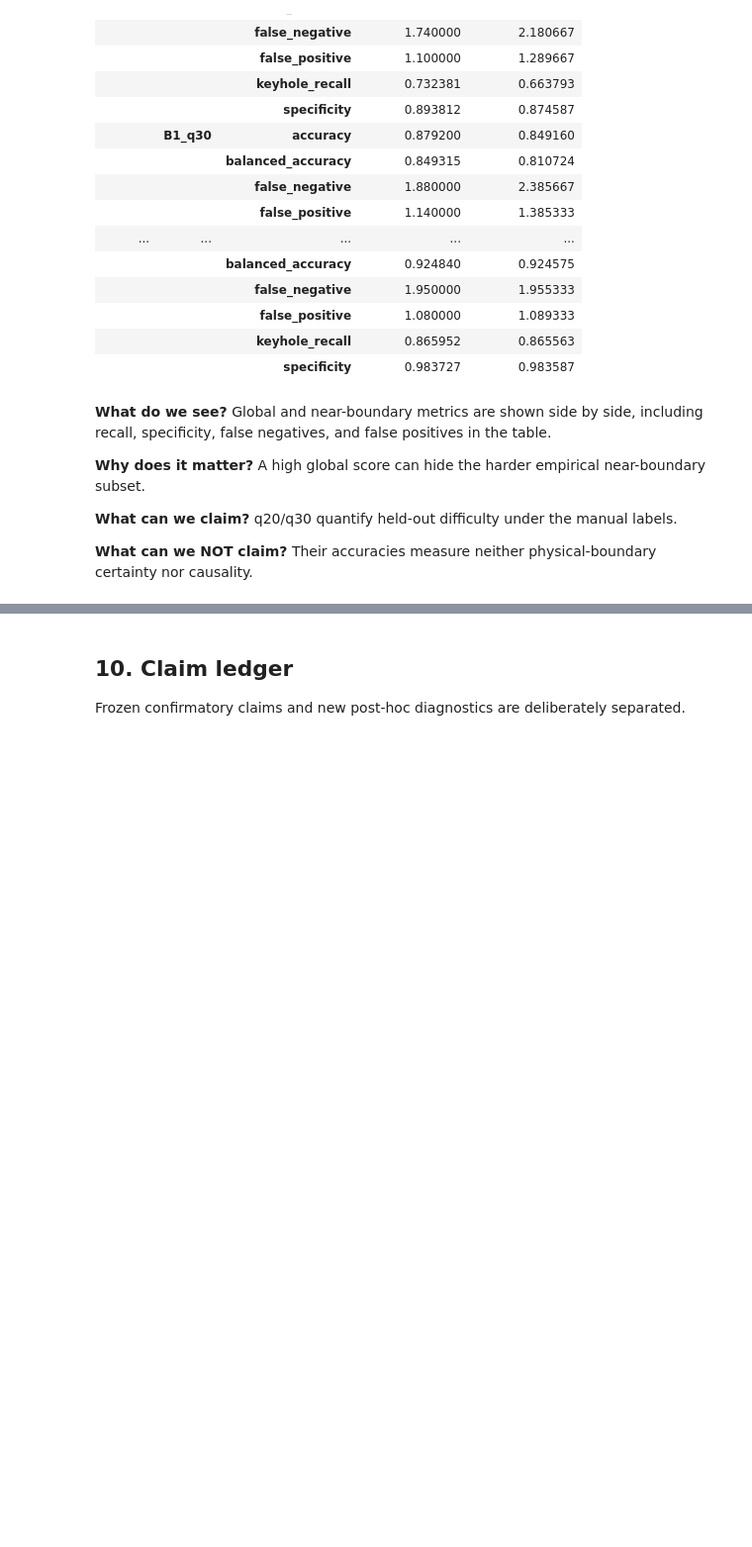
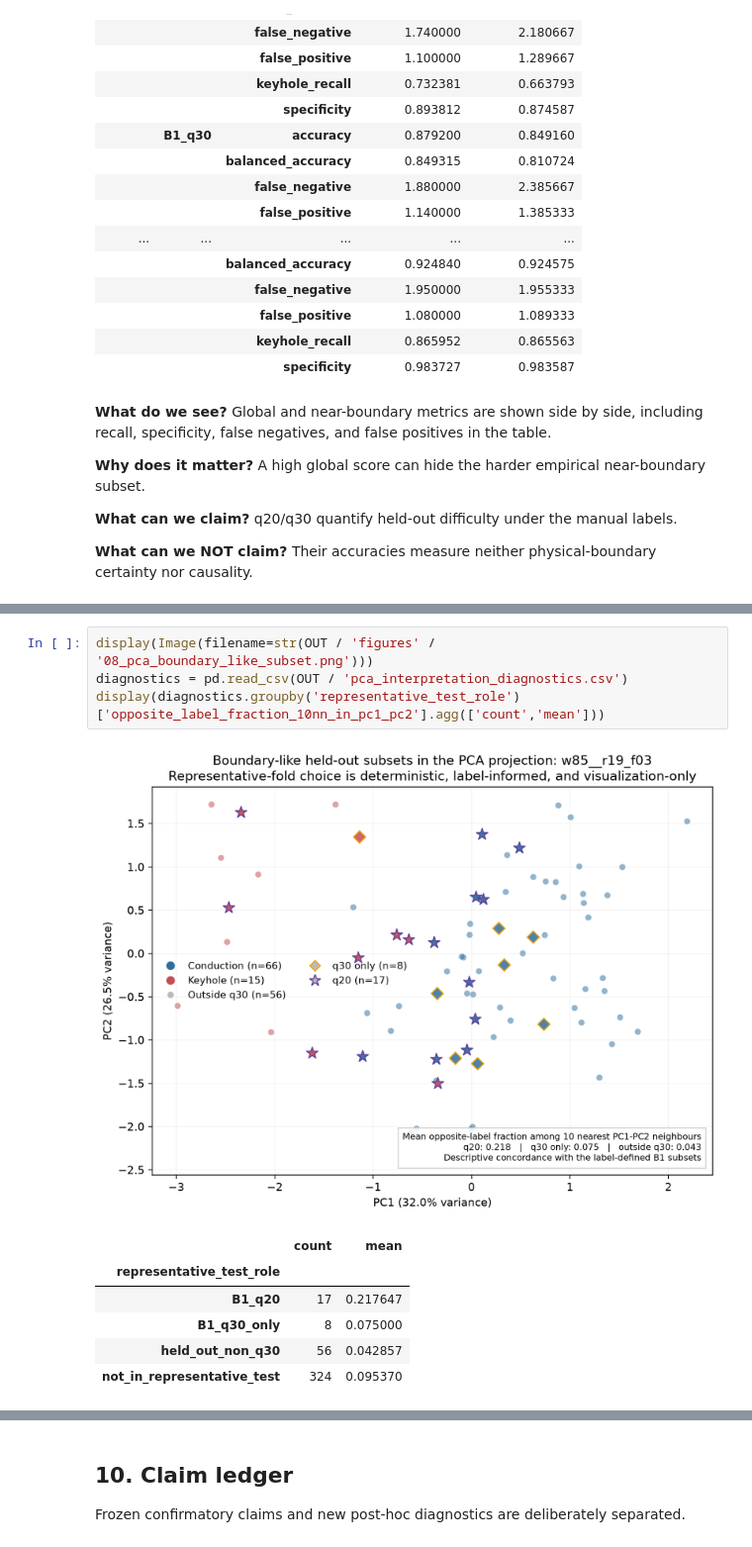
Before and after one commit to iso0/active-level-set-week1-warmup, a Jupyter notebook: notebooks/week_09/01_week9_phase1_close_week8.ipynb, the cells around one changed output, grey strips where cells are left out. Shown at 99% size. Cells and saved outputs as stored; diff of their text form; blank space fills up the shorter version.

```diff
--- a/notebooks/week_09/01_week9_phase1_close_week8.ipynb
+++ b/notebooks/week_09/01_week9_phase1_close_week8.ipynb
@@ -302,0 +360,12 @@ for name in ['05_pca_full_population.png','06_pca_boundary_subsets_representativ
+# %%
+display(Image(filename=str(OUT / 'figures' / '08_pca_boundary_like_subset.png')))
+diagnostics = pd.read_csv(OUT / 'pca_interpretation_diagnostics.csv')
+display(diagnostics.groupby('representative_test_role')['opposite_label_fraction_10nn_in_pc1_pc2'].agg(['count','mean']))
+# %% [output]
+[figure, added]
+|  | count | mean |
+| representative_test_role |  |  |
+| B1_q20 | 17 | 0.217647 |
+| B1_q30_only | 8 | 0.075000 |
+| held_out_non_q30 | 56 | 0.042857 |
+| not_in_representative_test | 324 | 0.095370 |
```
Also changed, not shown: parts of 22 cells of this notebook, 31 other files.
